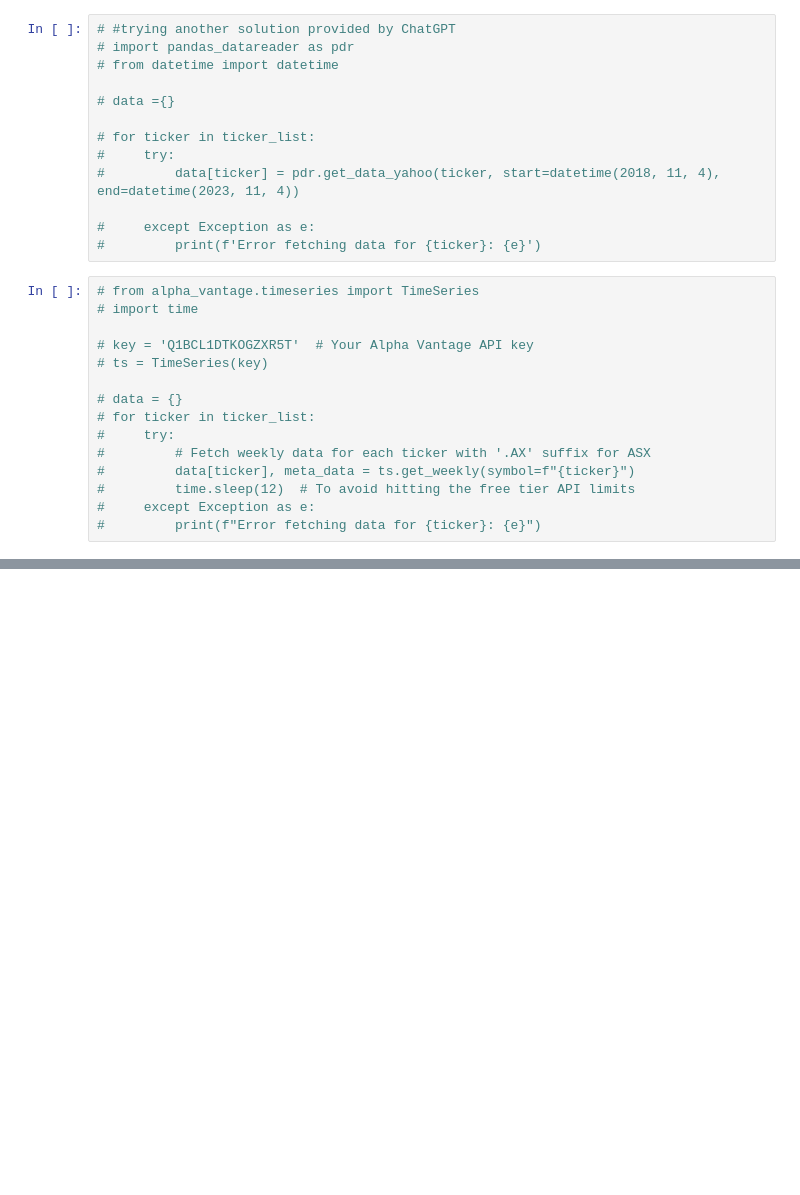
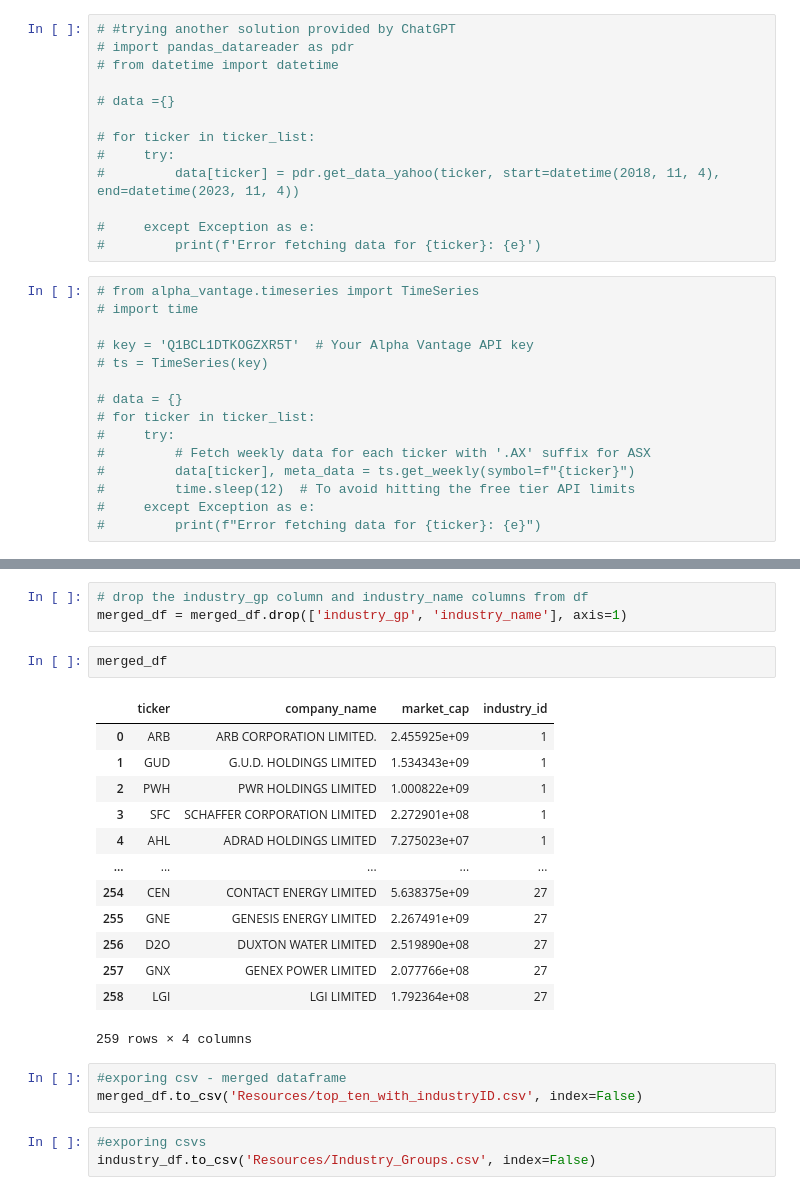
Before and after one commit to Andre2503/Project3_Group2, a Jupyter notebook: 01_ASX_Top10_Dataframes_Historic.ipynb, the cells around one changed output, grey strips where cells are left out. Cells and saved outputs as stored; diff of their text form; blank space fills up the shorter version.

```diff
--- a/01_ASX_Top10_Dataframes_Historic.ipynb
+++ b/01_ASX_Top10_Dataframes_Historic.ipynb
@@ -334,0 +404,25 @@ history_data_df.to_csv('Resources/top_ten_historic_5y.csv', index=False)
+# %%
+# drop the industry_gp column and industry_name columns from df
+merged_df = merged_df.drop(['industry_gp', 'industry_name'], axis=1)
+# %%
+merged_df
+# %% [output]
+|  | ticker | company_name | market_cap | industry_id |
+| 0 | ARB | ARB CORPORATION LIMITED. | 2.455925e+09 | 1 |
+| 1 | GUD | G.U.D. HOLDINGS LIMITED | 1.534343e+09 | 1 |
+| 2 | PWH | PWR HOLDINGS LIMITED | 1.000822e+09 | 1 |
+| 3 | SFC | SCHAFFER CORPORATION LIMITED | 2.272901e+08 | 1 |
+| 4 | AHL | ADRAD HOLDINGS LIMITED | 7.275023e+07 | 1 |
+| ... | ... | ... | ... | ... |
+| 254 | CEN | CONTACT ENERGY LIMITED | 5.638375e+09 | 27 |
+| 255 | GNE | GENESIS ENERGY LIMITED | 2.267491e+09 | 27 |
+| 256 | D2O | DUXTON WATER LIMITED | 2.519890e+08 | 27 |
+| 257 | GNX | GENEX POWER LIMITED | 2.077766e+08 | 27 |
+| 258 | LGI | LGI LIMITED | 1.792364e+08 | 27 |
+259 rows × 4 columns
+# %%
+#exporing csv - merged dataframe
+merged_df.to_csv('Resources/top_ten_with_industryID.csv', index=False)
+# %%
+#exporing csvs
+industry_df.to_csv('Resources/Industry_Groups.csv', index=False)
```
Also changed, not shown: parts of 12 cells of this notebook, 5 other files.
